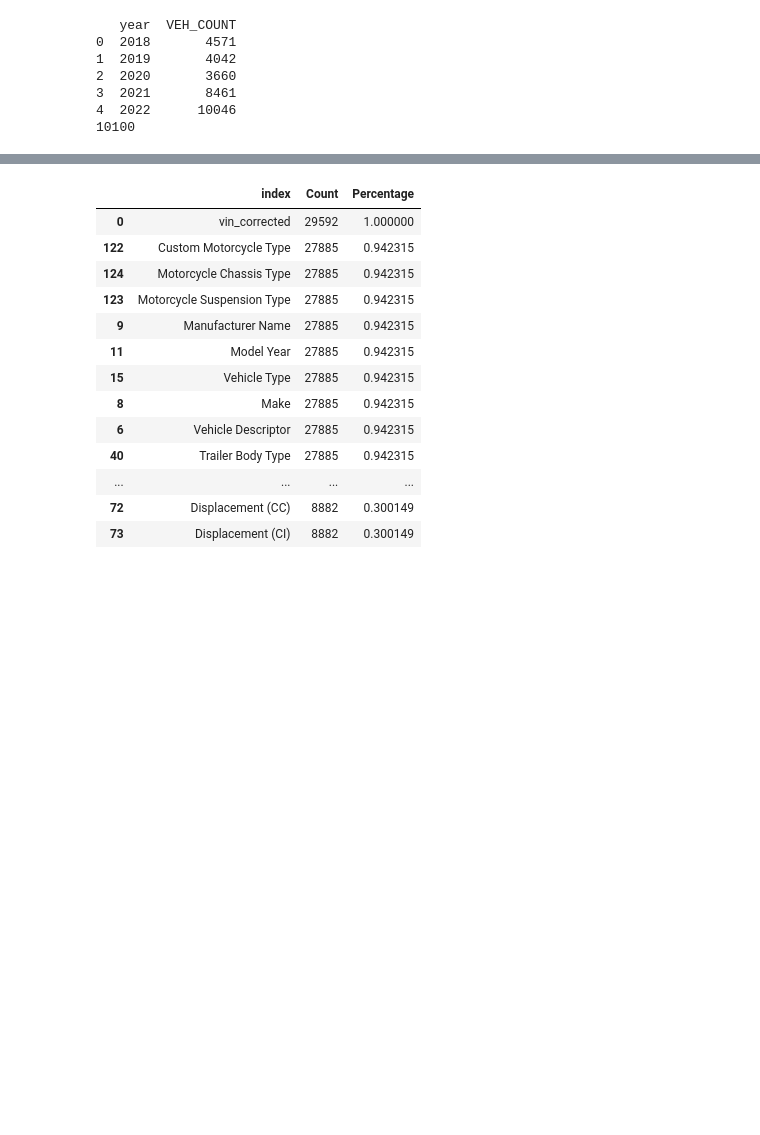
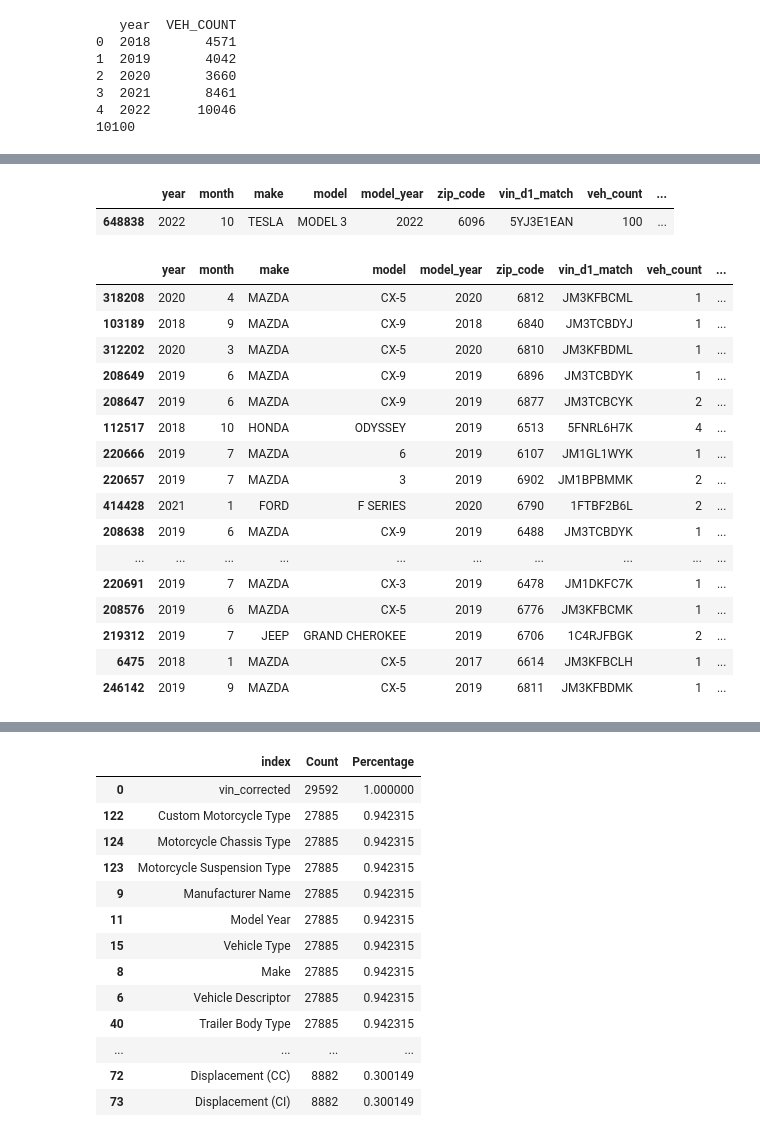
Before and after one commit to rajanoureddine/ctdot-tobin-yse, a Jupyter notebook: 12_logit_demand/prepare_rlp_logit_data.ipynb, the cells around one changed output, grey strips where cells are left out. Saved outputs shown, nothing was run; the diff lists cells and outputs as text; code cells hidden in the pictures; blank space fills up the shorter version.

```diff
--- a/12_logit_demand/prepare_rlp_logit_data.ipynb
+++ b/12_logit_demand/prepare_rlp_logit_data.ipynb
@@ -105,0 +317,10 @@ print(rlp_evs_summary.iloc[0:6, 0].sum())
+# %%
+# create a copy of rlp_raw
+rlp_raw_copy = rlp_raw.copy()
+
+# Make all the column names lowercase
+rlp_raw_copy.columns = rlp_raw_copy.columns.str.lower()
+
+# Drop duplicate columns and print which columns you dropped
+rlp_raw_copy = rlp_raw_copy.loc[:, ~rlp_raw_copy.columns.duplicated()]
+print(f"Dropped columns: {rlp_raw.columns.duplicated().sum()}")
@@ -105,0 +329,16 @@ print(rlp_evs_summary.iloc[0:6, 0].sum())
+# %%
+# Create a column in rlp_raw_copy that is 1, when the transaction price is missing, and 0 otherwise
+rlp_raw_copy["transaction_price_missing"] = 1
+rlp_raw_copy.loc[rlp_raw_copy["transaction_price"].notnull(), "transaction_price_missing"] = 0
+
+# Create a column in rlp_raw_copy that is the transaction price multiplied by the veh_count
+rlp_raw_copy["transaction_price_total"] = rlp_raw_copy["transaction_price"] * rlp_raw_copy["veh_count"]
+
+# Create a column called "count_vehicles_nonmissing_price" that is equal to veh_count when transaction_price is not missing, and 0 otherwise
+rlp_raw_copy["count_vehicles_nonmissing_price"] = rlp_raw_copy["veh_count"]
+rlp_raw_copy.loc[rlp_raw_copy["transaction_price"].isnull(), "count_vehicles_nonmissing_price"] = 0
+
+# Group rlp_raw_copy by year, month, make, model, model_year, zip_code, and vin_d1_match, and sum the columns "veh_count", "transaction_price" (ignore NAs), and "count_vehicles_nonmissing_price"
+rlp_grouped = rlp_raw_copy.groupby(["year", "month", "make", "model", "model_year", "zip_code", "vin_d1_match"]).agg({"veh_count": "sum", "transaction_price_total": "sum", "count_vehicles_nonmissing_price": "sum"}).reset_index()
+rlp_grouped["avg_transaction_price"] = rlp_grouped["transaction_price_total"] / rlp_grouped["count_vehicles_nonmissing_price"]
+rlp_grouped.sort_values("count_vehicles_nonmissing_price", ascending = False).head(10)
@@ -105,0 +377,30 @@ print(rlp_evs_summary.iloc[0:6, 0].sum())
+# %%
+# sum the veh_count for the above
+rlp_raw_copy.loc[(rlp_raw_copy.vin_d1_match == "5YJ3E1EAN") & (rlp_raw_copy.year == 2022) & (rlp_raw_copy.month == 10) & (rlp_raw_copy.zip_code == 6096), "veh_count"].sum()
+
+# Show me all entries from rlp_copy for vin_d1_match == "5YJ3E1EAN" for year 2022, month 10, and zip code 6096
+rlp_grouped.loc[(rlp_grouped.vin_d1_match == "5YJ3E1EAN") & (rlp_grouped.year == 2022) & (rlp_grouped.month == 10) & (rlp_grouped.zip_code == 6096), :]
+# %% [output]
+|  | year | month | make | model | model_year | zip_code | vin_d1_match | veh_count | ... |
+| 648838 | 2022 | 10 | TESLA | MODEL 3 | 2022 | 6096 | 5YJ3E1EAN | 100 | ... |
+# %%
+# Show the entries in rlp_grouped with the lowest average transaction price
+rlp_grouped.sort_values("avg_transaction_price").head(20)
+# %% [output]
+|  | year | month | make | model | model_year | zip_code | vin_d1_match | veh_count | ... |
+| 318208 | 2020 | 4 | MAZDA | CX-5 | 2020 | 6812 | JM3KFBCML | 1 | ... |
+| 103189 | 2018 | 9 | MAZDA | CX-9 | 2018 | 6840 | JM3TCBDYJ | 1 | ... |
+| 312202 | 2020 | 3 | MAZDA | CX-5 | 2020 | 6810 | JM3KFBDML | 1 | ... |
+| 208649 | 2019 | 6 | MAZDA | CX-9 | 2019 | 6896 | JM3TCBDYK | 1 | ... |
+| 208647 | 2019 | 6 | MAZDA | CX-9 | 2019 | 6877 | JM3TCBCYK | 2 | ... |
+| 112517 | 2018 | 10 | HONDA | ODYSSEY | 2019 | 6513 | 5FNRL6H7K | 4 | ... |
+| 220666 | 2019 | 7 | MAZDA | 6 | 2019 | 6107 | JM1GL1WYK | 1 | ... |
+| 220657 | 2019 | 7 | MAZDA | 3 | 2019 | 6902 | JM1BPBMMK | 2 | ... |
+| 414428 | 2021 | 1 | FORD | F SERIES | 2020 | 6790 | 1FTBF2B6L | 2 | ... |
+| 208638 | 2019 | 6 | MAZDA | CX-9 | 2019 | 6488 | JM3TCBDYK | 1 | ... |
+| ... | ... | ... | ... | ... | ... | ... | ... | ... | ... |
+| 220691 | 2019 | 7 | MAZDA | CX-3 | 2019 | 6478 | JM1DKFC7K | 1 | ... |
+| 208576 | 2019 | 6 | MAZDA | CX-5 | 2019 | 6776 | JM3KFBCMK | 1 | ... |
+| 219312 | 2019 | 7 | JEEP | GRAND CHEROKEE | 2019 | 6706 | 1C4RJFBGK | 2 | ... |
+| 6475 | 2018 | 1 | MAZDA | CX-5 | 2017 | 6614 | JM3KFBCLH | 1 | ... |
+| 246142 | 2019 | 9 | MAZDA | CX-5 | 2019 | 6811 | JM3KFBDMK | 1 | ... |
```
Also changed, not shown: parts of 46 cells of this notebook, 2 other files.
